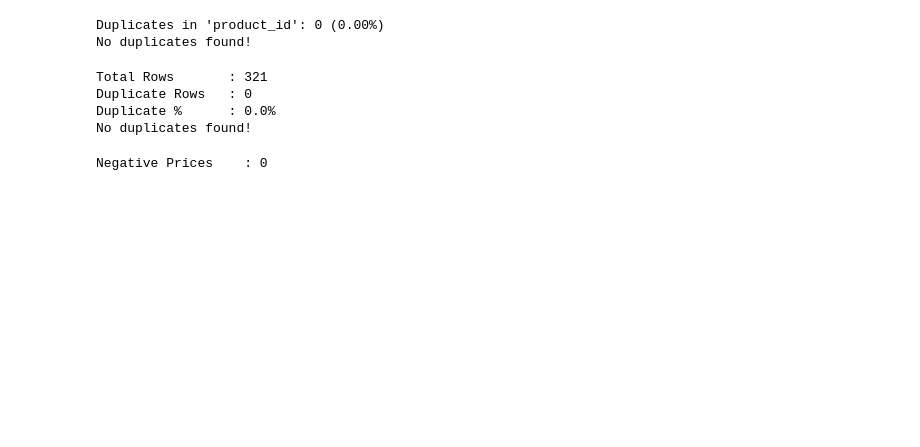
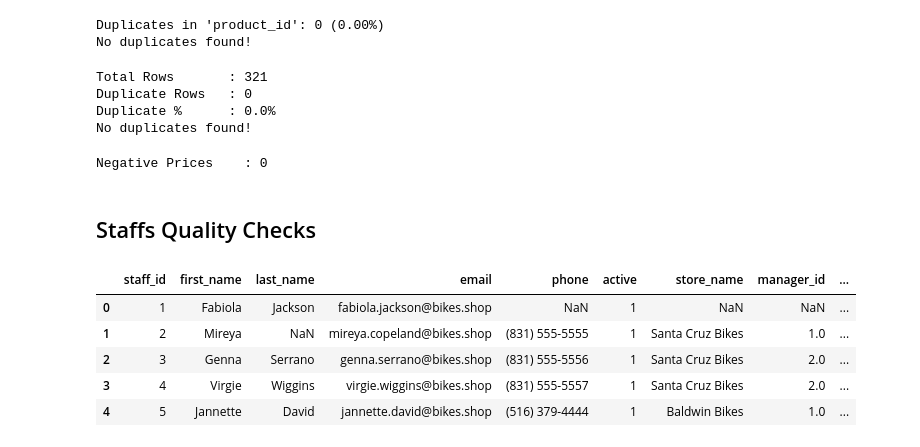
Before and after one commit to ahmednbail/Python-End-to-End-ETL-Pipeline-Project, a Jupyter notebook: Transformation/Code/Data_Quality_Checks.ipynb, the cells around one changed output. Drawn from its saved outputs; the diff is of its cells as text; code cells hidden in the pictures; blank space fills up the shorter version.

```diff
--- a/Transformation/Code/Data_Quality_Checks.ipynb
+++ b/Transformation/Code/Data_Quality_Checks.ipynb
@@ -442,3 +448,17 @@ Negative Prices    : 0
 OUTPUT_DIR = r"D:\Ahmed\DataCarft_Material\Python-End-to-End-ETL-Pipeline-Project\Transformation\staging_1"
 os.makedirs(OUTPUT_DIR, exist_ok=True)
 df.to_csv(os.path.join(OUTPUT_DIR,'products.csv') , index=False)
+# %% [markdown]
+## Staffs Quality Checks
+# %%
+df = pd.read_csv(r"D:\Ahmed\DataCarft_Material\Python-End-to-End-ETL-Pipeline-Project\Transformation\Data\staffs.csv")
+# float64 from CSV + NaN; int64 cannot hold NA — fill missing (e.g. top-level role) then cast
+df["manager_id"] = df["manager_id"].fillna(0).astype("int64")
+df.head()
+# %% [output]
+|  | staff_id | first_name | last_name | email | phone | active | store_name | manager_id | ... |
+| 0 | 1 | Fabiola | Jackson | fabiola.jackson@bikes.shop | NaN | 1 | NaN | NaN | ... |
+| 1 | 2 | Mireya | NaN | mireya.copeland@bikes.shop | (831) 555-5555 | 1 | Santa Cruz Bikes | 1.0 | ... |
+| 2 | 3 | Genna | Serrano | genna.serrano@bikes.shop | (831) 555-5556 | 1 | Santa Cruz Bikes | 2.0 | ... |
+| 3 | 4 | Virgie | Wiggins | virgie.wiggins@bikes.shop | (831) 555-5557 | 1 | Santa Cruz Bikes | 2.0 | ... |
+| 4 | 5 | Jannette | David | jannette.david@bikes.shop | (516) 379-4444 | 1 | Baldwin Bikes | 1.0 | ... |
```
Also changed, not shown: parts of 9 cells of this notebook, 4 other files.
